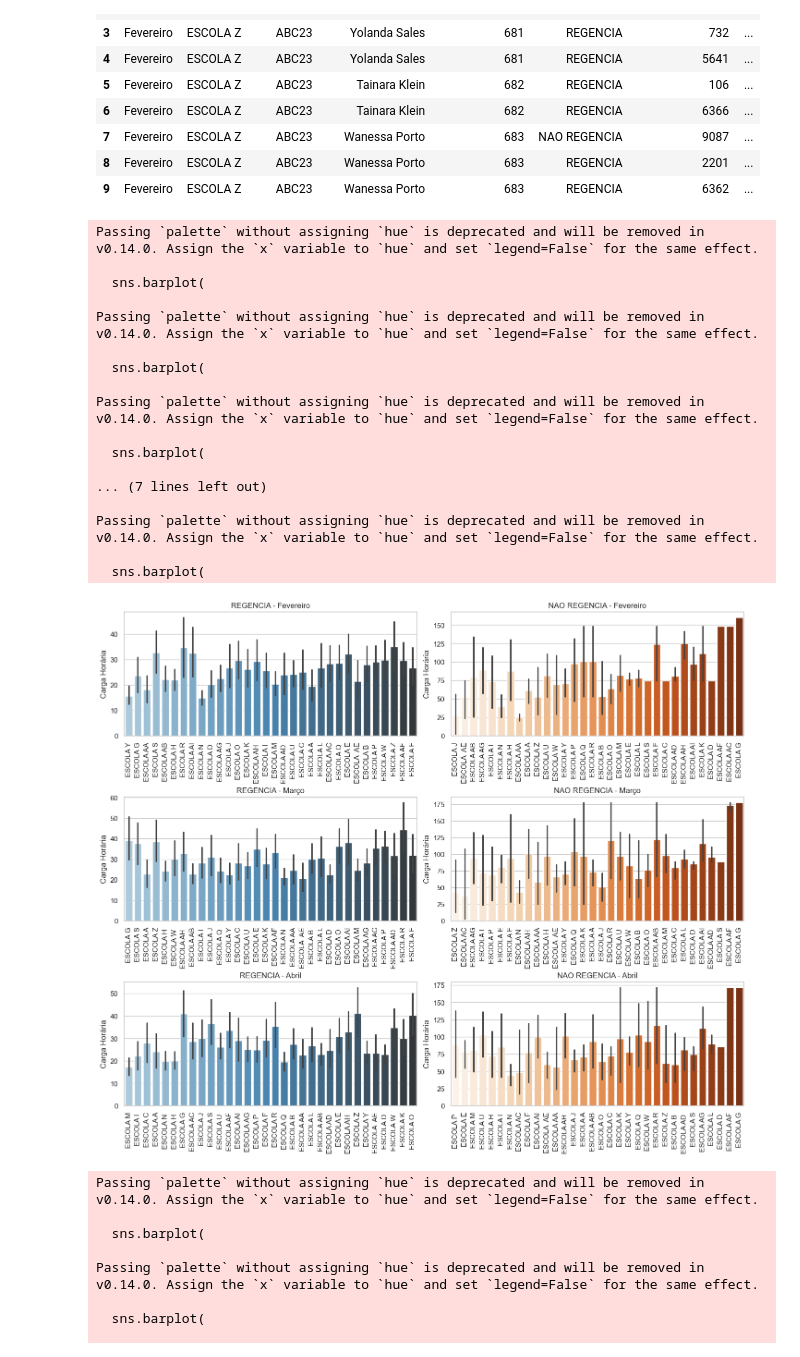
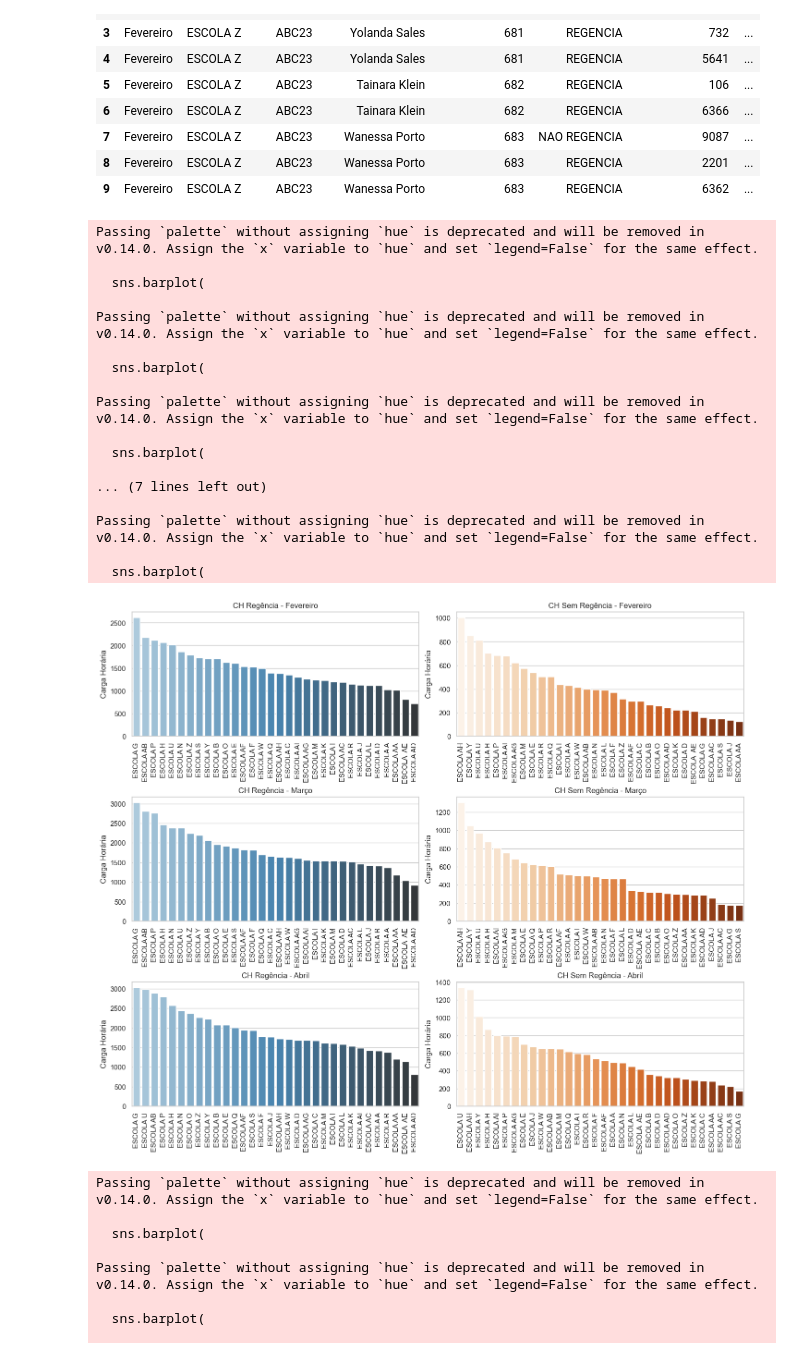
Before and after one commit to Emmanuel-Sampaio/Analise-Educacional, a Jupyter notebook: Untitled.ipynb, the cells around one changed output. Cells and saved outputs as stored; diff of their text form; code cells hidden in the pictures.

```diff
--- a/Untitled.ipynb
+++ b/Untitled.ipynb
@@ -169,52 +171,76 @@ df_governo.head(10)
 # %%
 import matplotlib.pyplot as plt
 import seaborn as sns
+import pandas as pd
 
+
+df_detalhado = pd.read_excel('Analise.xlsx', sheet_name='BD_SistemaGov')
+df_detalhado.columns = df_detalhado.columns.str.strip()
+df_detalhado['Escola'] = df_detalhado['Escola'].astype(str).str.strip().str.upper()
+df_detalhado['Mês'] = df_detalhado['Mês'].astype(str).str.strip().str.capitalize()
+df_detalhado['Tipo'] = df_detalhado['Tipo'].str.strip().str.upper()
+
+# Agrupamento
+df_agrupado = df_detalhado.groupby(['Mês', 'Escola', 'Tipo'], as_index=False)['CHPeriodo'].sum()
+
+# Pivotagem
+df_ch_escola = df_agrupado.pivot_table(
+    index=['Mês', 'Escola'],
+    columns='Tipo',
+    values='CHPeriodo',
+    fill_value=0
+).reset_index()
+
+# Renomeia colunas para o código funcionar
+df_ch_escola.columns.name = None
+df_ch_escola = df_ch_escola.rename(columns={
+    'REGENCIA': 'CH Regência',
+    'NAO REGENCIA': 'CH Sem Regência'
+})
+
+# Plotagem
 meses = ['Fevereiro', 'Março', 'Abril']
-tipos = ['REGENCIA', 'NAO REGENCIA']
+tipos = ['CH Regência', 'CH Sem Regência']
 
 fig, axs = plt.subplots(nrows=3, ncols=2, figsize=(14, 12), constrained_layout=True)
 
 for i, mes in enumerate(meses):
     for j, tipo in enumerate(tipos):
-        dados = df_governo[
-            (df_governo['Mês'] == mes) &
-            (df_governo['Tipo'] == tipo)
-        ].sort_values(by='CHPeriodo', ascending=True)  # Mudança aqui: ascending=True
+        dados_mes = df_ch_escola[df_ch_escola['Mês'] == mes][['Escola', tipo]]
+        dados_mes = dados_mes.sort_values(tipo, ascending=False)
 
         sns.barplot(
-            data=dados,
+            data=dados_mes,
             x='Escola',
-            y='CHPeriodo',
-            palette='Blues_d' if tipo == 'REGENCIA' else 'Oranges',
+            y=tipo,
+            palette='Blues_d' if tipo == 'CH Regência' else 'Oranges',
             ax=axs[i, j]
         )
-
         axs[i, j].set_title(f'{tipo} - {mes}')
         axs[i, j].set_xlabel('')
         axs[i, j].set_ylabel('Carga Horária')
         axs[i, j].tick_params(axis='x', rotation=90)
 
 plt.show()
 # %% [output]
 Passing `palette` without assigning `hue` is deprecated and will be removed in v0.14.0. Assign the `x` variable to `hue` and set `legend=False` for the same effect.
 
   sns.barplot(
 
 Passing `palette` without assigning `hue` is deprecated and will be removed in v0.14.0. Assign the `x` variable to `hue` and set `legend=False` for the same effect.
 
   sns.barplot(
 
 Passing `palette` without assigning `hue` is deprecated and will be removed in v0.14.0. Assign the `x` variable to `hue` and set `legend=False` for the same effect.
 
   sns.barplot(
 
 ... (7 lines left out)
 
 Passing `palette` without assigning `hue` is deprecated and will be removed in v0.14.0. Assign the `x` variable to `hue` and set `legend=False` for the same effect.
 
   sns.barplot(
-[figure, old version]
+[figure, new version]
 # %%
 import matplotlib.pyplot as plt
 import seaborn as sns
```
Also changed, not shown: parts of 4 cells of this notebook.
